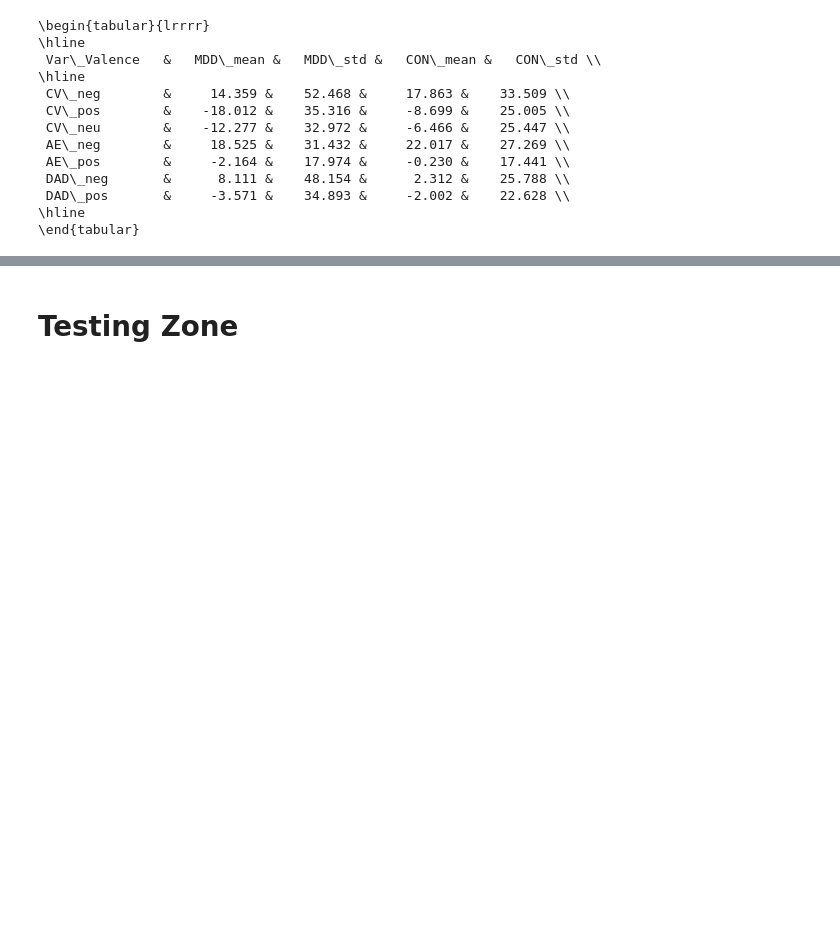
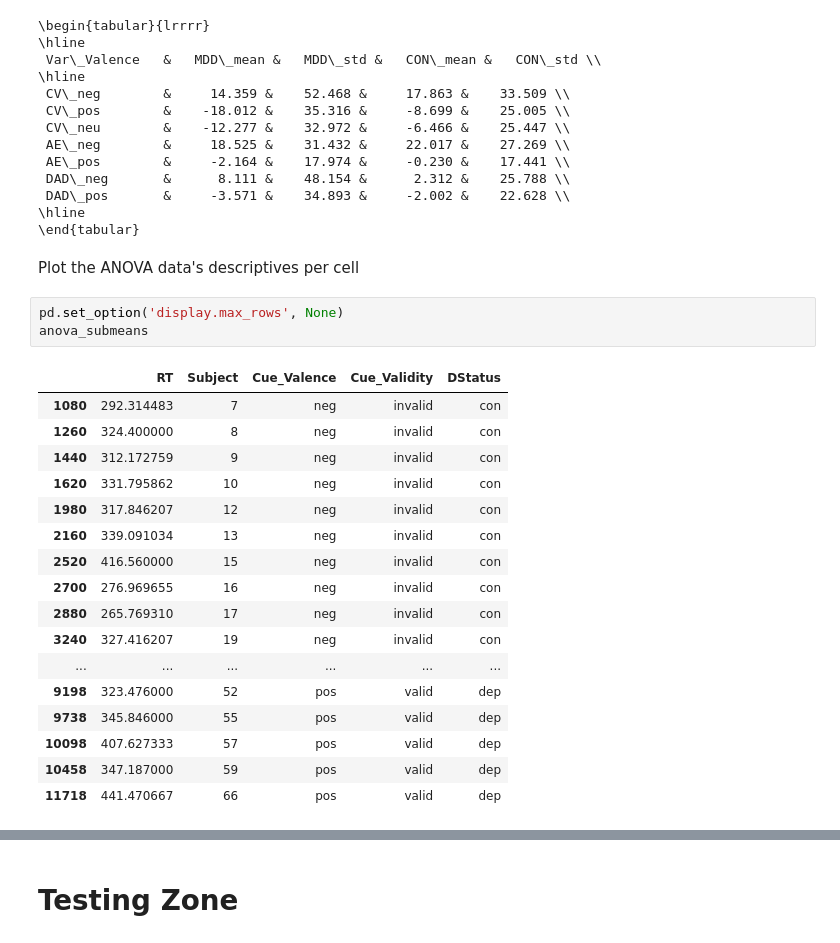
Before and after one commit to MartinHochheimer/FED_AZ_201516, a Jupyter notebook: data_funclib_scripts_exec/RT_data-analysis.ipynb, the cells around one changed output, grey strips where cells are left out. Saved outputs shown, nothing was run; the diff lists cells and outputs as text; blank space fills up the shorter version.

```diff
--- a/data_funclib_scripts_exec/RT_data-analysis.ipynb
+++ b/data_funclib_scripts_exec/RT_data-analysis.ipynb
@@ -743,3 +743,26 @@ pg.print_table(Group_vars_decript, tablefmt="latex")
  DAD\_pos       &     -3.571 &    34.893 &     -2.002 &    22.628 \\
 \hline
 \end{tabular}
+# %% [markdown]
+Plot the ANOVA data's descriptives per cell
+# %%
+pd.set_option('display.max_rows', None)
+anova_submeans
+# %% [output]
+|  | RT | Subject | Cue_Valence | Cue_Validity | DStatus |
+| 1080 | 292.314483 | 7 | neg | invalid | con |
+| 1260 | 324.400000 | 8 | neg | invalid | con |
+| 1440 | 312.172759 | 9 | neg | invalid | con |
+| 1620 | 331.795862 | 10 | neg | invalid | con |
+| 1980 | 317.846207 | 12 | neg | invalid | con |
+| 2160 | 339.091034 | 13 | neg | invalid | con |
+| 2520 | 416.560000 | 15 | neg | invalid | con |
+| 2700 | 276.969655 | 16 | neg | invalid | con |
+| 2880 | 265.769310 | 17 | neg | invalid | con |
+| 3240 | 327.416207 | 19 | neg | invalid | con |
+| ... | ... | ... | ... | ... | ... |
+| 9198 | 323.476000 | 52 | pos | valid | dep |
+| 9738 | 345.846000 | 55 | pos | valid | dep |
+| 10098 | 407.627333 | 57 | pos | valid | dep |
+| 10458 | 347.187000 | 59 | pos | valid | dep |
+| 11718 | 441.470667 | 66 | pos | valid | dep |
```
Also changed, not shown: parts of 2 cells of this notebook.
